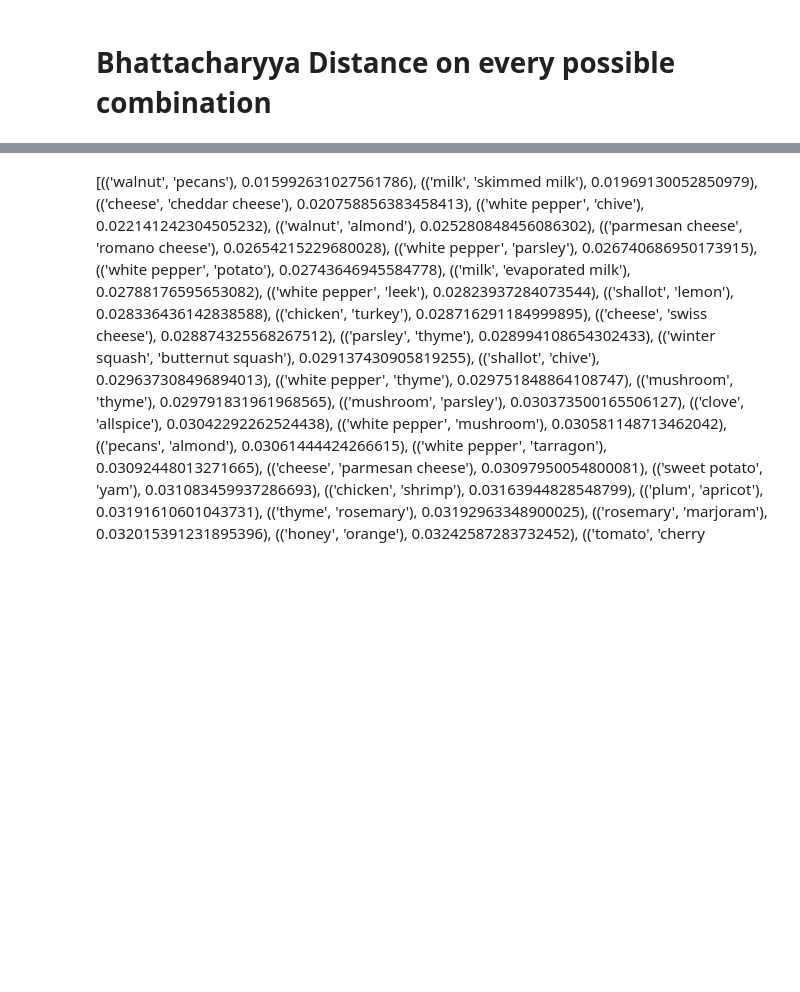
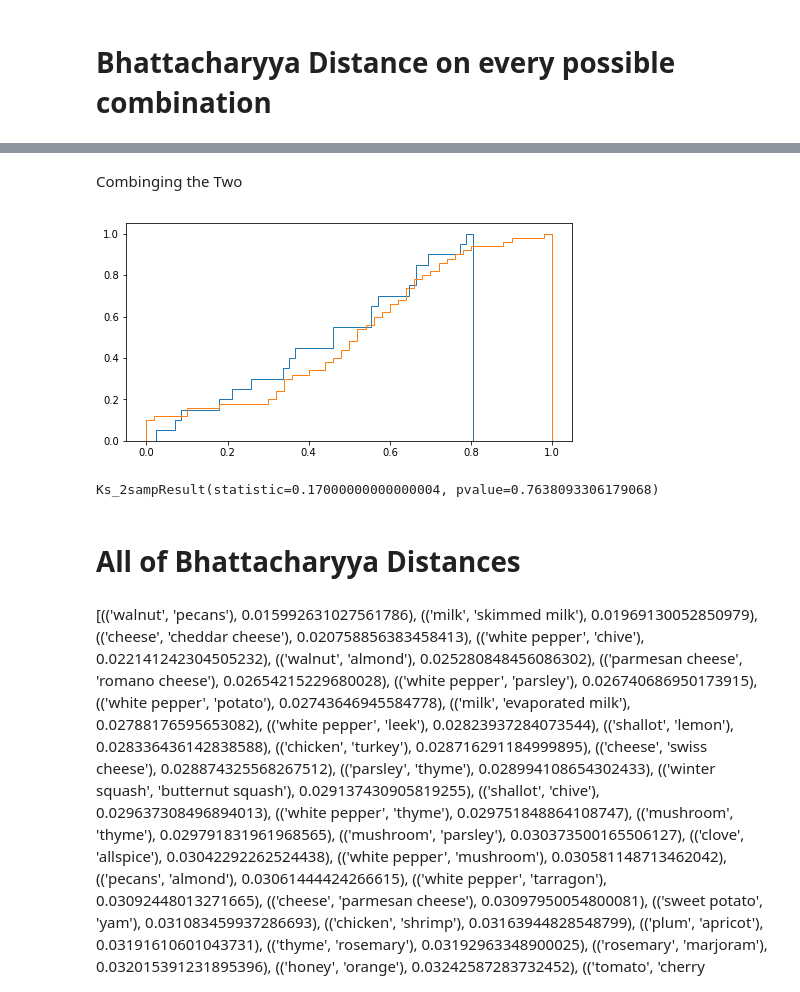
Before and after one commit to ryoiwata/capstone_2, a Jupyter notebook: big_food_nb.ipynb, the cells around one changed output, grey strips where cells are left out. Saved outputs shown, nothing was run; the diff lists cells and outputs as text; code cells hidden in the pictures; blank space fills up the shorter version.

```diff
--- a/big_food_nb.ipynb
+++ b/big_food_nb.ipynb
@@ -716,2 +615,5 @@ dict_bhattacharry_distance
 # %%
-sorted_dict_bhattacharry_distance = sorted(dict_bhattacharry_distance.items(), key=lambda kv: kv[1])
+sorted_bhattacharry_distance = sorted(dict_bhattacharry_distance.items(), key=lambda kv: kv[1])
+sorted_dict_bhattacharry_distance = OrderedDict(sorted_bhattacharry_distance)
+bhattacharyya_top_substitues = take(50, sorted_dict_bhattacharry_distance.items())
+bhattacharyya_top_substitues
@@ -744,0 +678,14 @@ recipe_graph.nodes["egg"]
+# %%
+within_category_ratio_dict = {}
+for category in flavorDB["category"].unique():
+    print(category)
+    category_ratio = np.array([])
+    category_flavorDB = flavorDB[flavorDB["category"] == category]
+    if len(category_flavorDB) < 5:
+        continue
+    category_ing_list = category_flavorDB["ingredient"].tolist()
+    for combo in combinations(category_ing_list, 2):
+        ratio, _, __, ___ = common_pair_analysis(combo[0], combo[1])
+        category_ratio = np.append(category_ratio, ratio)
+    avg_category_ratio = np.mean(category_ratio)
+    within_category_ratio_dict[category] = avg_category_ratio
@@ -744,0 +737,2 @@ recipe_graph.nodes["egg"]
+# %%
+within_category_ratio_arr = np.array(list(within_category_ratio_dict.values()))
@@ -744,0 +769,8 @@ recipe_graph.nodes["egg"]
+# %%
+ratio_bhattacharyya_arr = np.array([])
+for pair in bhattacharyya_top_substitues:
+    ing1 = pair[0][0]
+    ing2 = pair[0][1]
+    ratio, _, __, ___ = common_pair_analysis(ing1, ing2)
+    ratio_bhattacharyya_arr = np.append(ratio_bhattacharyya_arr, ratio)
+    print(ratio, ing1, ing2)
@@ -744,0 +808,2 @@ recipe_graph.nodes["egg"]
+# %% [markdown]
+Combinging the Two
@@ -745,3 +815,16 @@ recipe_graph.nodes["egg"]
+# %%
+fig, ax = plt.subplots(figsize=(8, 4))
+ax.hist(within_category_ratio_arr, 50, density=True, histtype='step',cumulative=True, label='Empirical')
+ax.hist(ratio_bhattacharyya_arr, 50, density=True, histtype='step',cumulative=True, label='Empirical')
+plt.show()
+# %% [output]
+[figure, added]
+# %%
+stats.ks_2samp(ratio_bhattacharyya_arr, within_category_ratio_arr)
+# %% [output]
+Ks_2sampResult(statistic=0.17000000000000004, pvalue=0.7638093306179068)
+# %% [markdown]
+# All of Bhattacharyya Distances
 # %% [markdown]
 [(('walnut', 'pecans'), 0.015992631027561786),
  (('milk', 'skimmed milk'), 0.01969130052850979),
```
Also changed, not shown: parts of 62 cells of this notebook, 1 other file.
